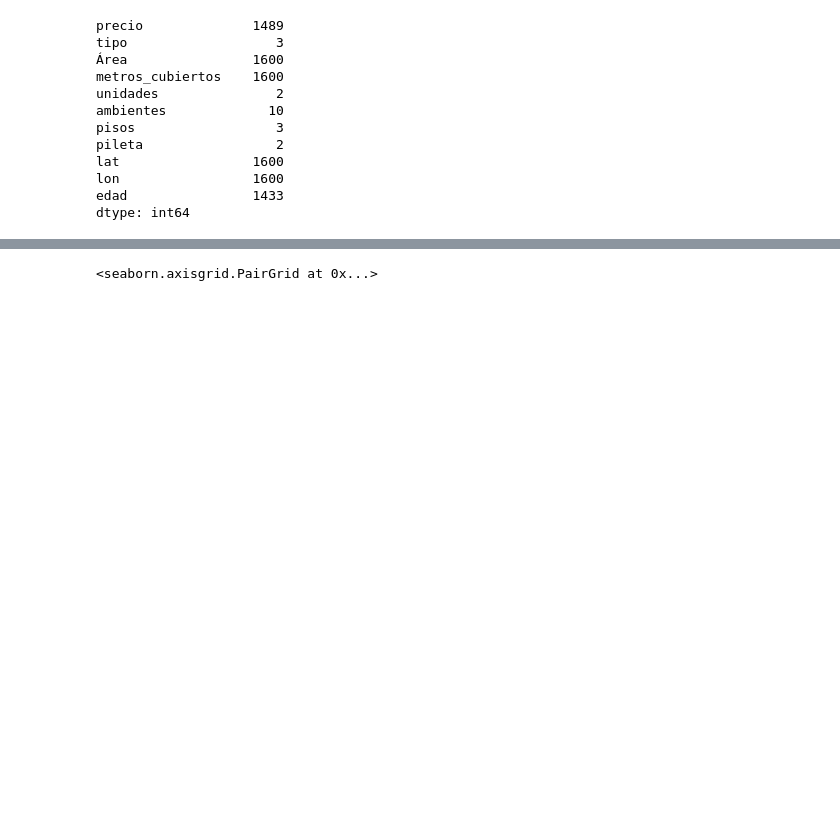
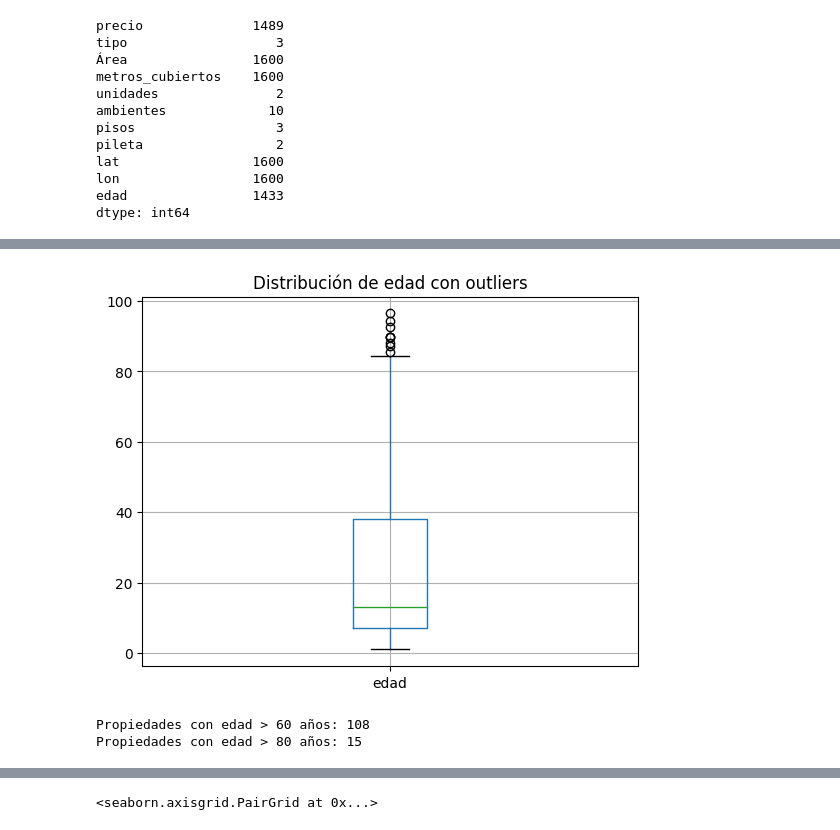
Before and after one commit to biancapaz/ml_tp1, a Jupyter notebook: notebooks/Entrega_TP1.ipynb, the cells around one changed output, grey strips where cells are left out. Saved outputs shown, nothing was run; the diff lists cells and outputs as text; code cells hidden in the pictures; blank space fills up the shorter version.

```diff
--- a/notebooks/Entrega_TP1.ipynb
+++ b/notebooks/Entrega_TP1.ipynb
@@ -84,0 +327,12 @@ dtype: int64
+# %%
+# Una última cosa antes de cerrar el diagnóstico:
+df.boxplot(column='edad')
+plt.title('Distribución de edad con outliers')
+plt.show()
+
+print(f"Propiedades con edad > 60 años: {(df['edad'] > 60).sum()}")
+print(f"Propiedades con edad > 80 años: {(df['edad'] > 80).sum()}")
+# %% [output]
+[figure, added]
+Propiedades con edad > 60 años: 108
+Propiedades con edad > 80 años: 15
```
Also changed, not shown: parts of 21 cells of this notebook.
